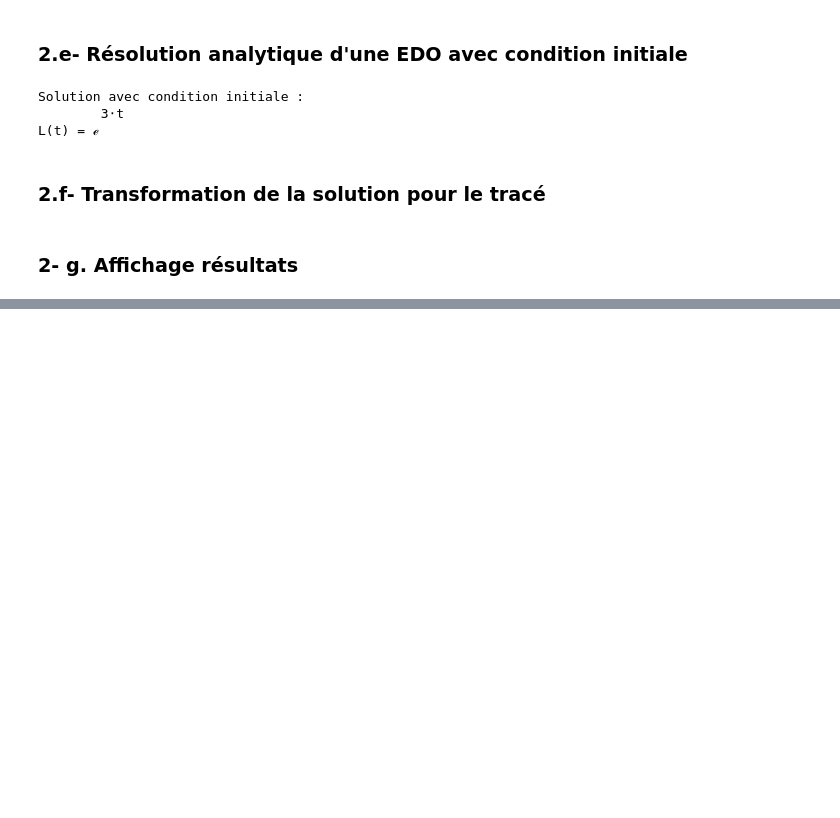
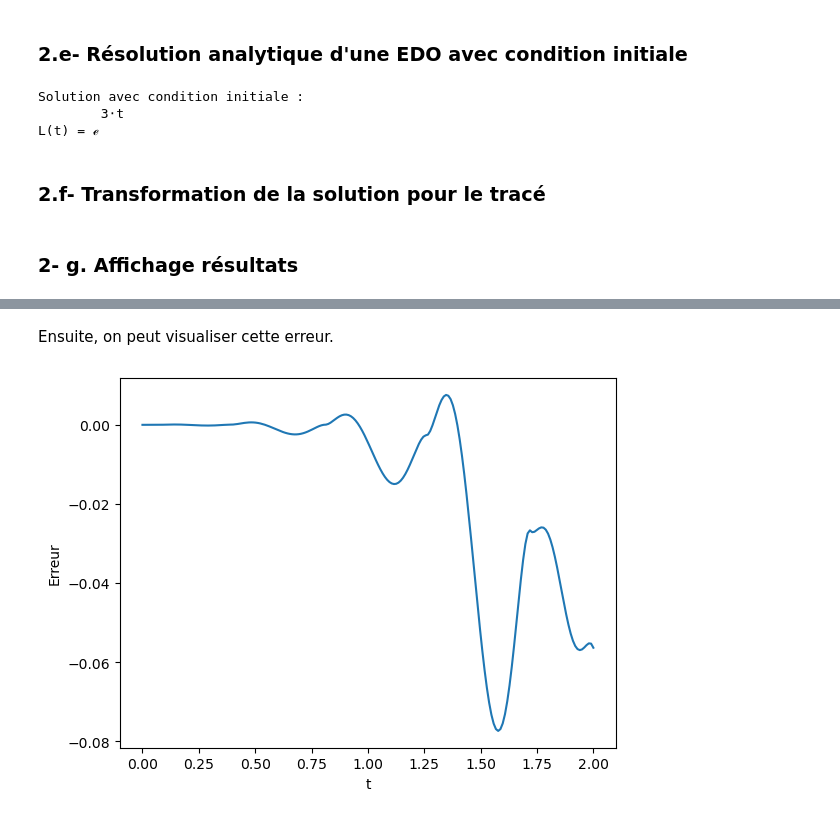
Before and after one commit to laur1469/Essai_notebook, a Jupyter notebook: Resolution_EDO.ipynb, the cells around one changed output, grey strips where cells are left out. Drawn from its saved outputs; the diff is of its cells as text; code cells hidden in the pictures; blank space fills up the shorter version.

Commit message:
calcul d'erreur solution analytique et numérique

```diff
--- a/Resolution_EDO.ipynb
+++ b/Resolution_EDO.ipynb
@@ -293,0 +302,9 @@ NameError: name 'np' is not defined
+# %%
+#à l'aide de la solution analytique symbolique transformée en fonction numérique (point 2.f-)
+# on va calculer la valeur théorique L_ana
+# à chaque pas de temps d'intégration (liste t_num) choisi par solve_ivp
+#puis le comparer aux valeurs estimées L_num par solve_ivp
+
+L_ana = fonction_numerique (t_num)
+
+erreur = L_num - L_ana
@@ -293,0 +331,9 @@ NameError: name 'np' is not defined
+# %% [markdown]
+Ensuite, on peut visualiser cette erreur.
+# %%
+plt.plot(t_num, erreur)
+plt.xlabel("t")
+plt.ylabel("Erreur")
+plt.show()
+# %% [output]
+[figure, added]
```
Also changed, not shown: parts of 9 cells of this notebook.
